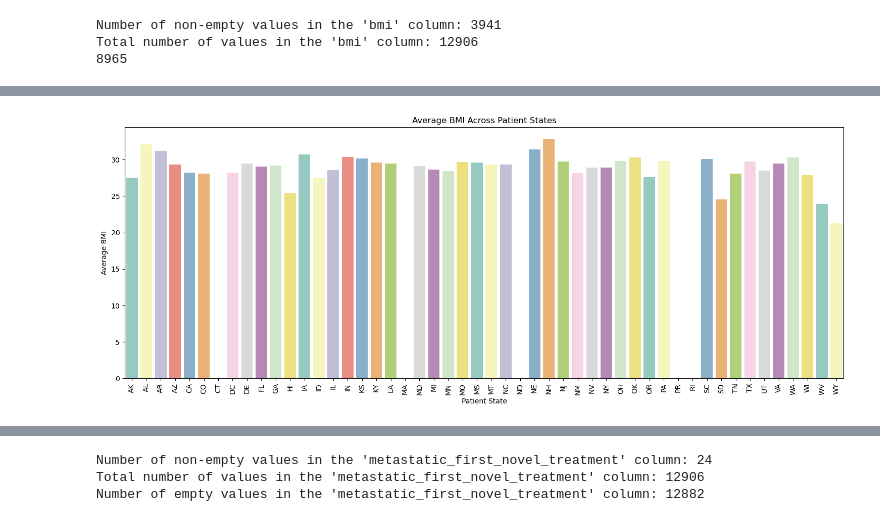
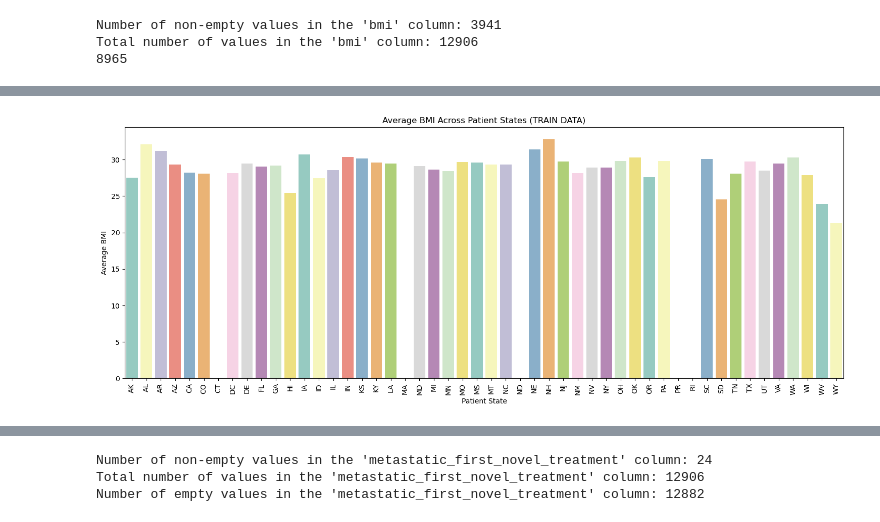
Before and after one commit to IonasAndreea/Data-Analysis_Python, a Jupyter notebook: Untitled.ipynb, the cells around one changed output, grey strips where cells are left out. Saved outputs shown, nothing was run; the diff lists cells and outputs as text; code cells hidden in the pictures.

```diff
--- a/Untitled.ipynb
+++ b/Untitled.ipynb
@@ -542,14 +745,14 @@ plt.show()
 # %%
 import seaborn as sns
 import matplotlib.pyplot as plt
 avg_bmi_by_state = train_data.groupby('patient_state')['bmi'].mean().reset_index()
 plt.figure(figsize=(15, 6))
 sns.barplot(x='patient_state', y='bmi', data=avg_bmi_by_state, palette='Set3')
-plt.title('Average BMI Across Patient States')
+plt.title('Average BMI Across Patient States (TRAIN DATA)')
 plt.xlabel('Patient State')
 plt.ylabel('Average BMI')
 plt.xticks(rotation=90)
 plt.tight_layout()
 plt.show()
 # %% [output]
-[figure, old version]
+[figure, new version]
```
Also changed, not shown: parts of 20 cells of this notebook.
